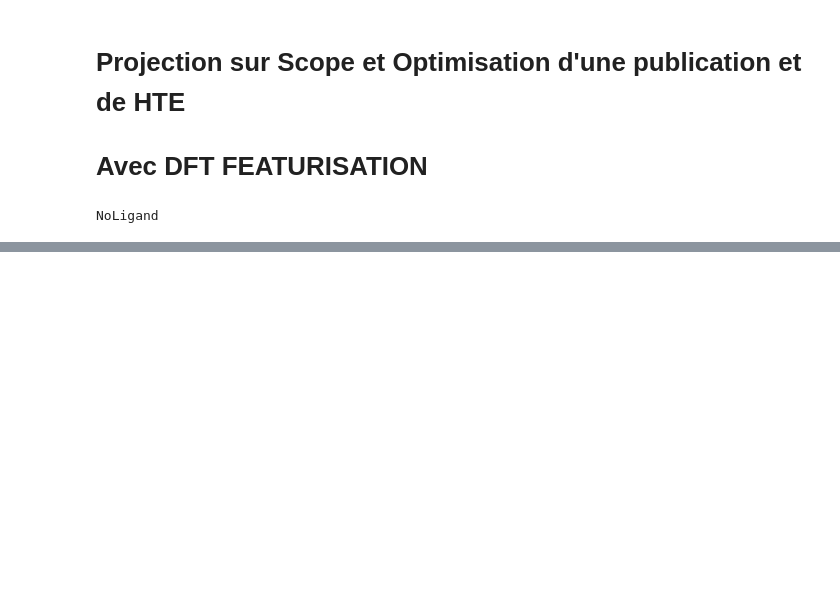
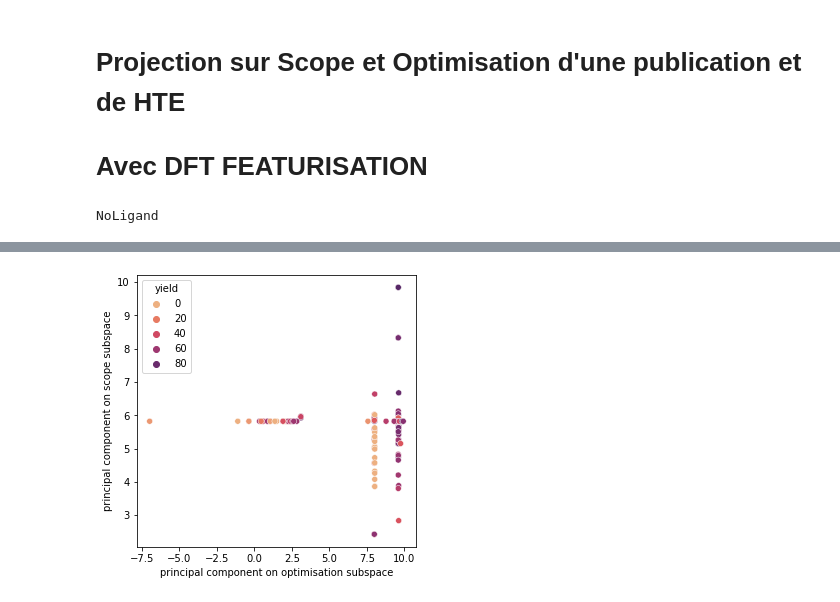
Before and after one commit to truejulosdu13/NiCOlit, a Jupyter notebook: HTE_vs_Literature/Visualisation_HTE_literature.ipynb, the cells around one changed output, grey strips where cells are left out. Cells and saved outputs as stored; diff of their text form; code cells hidden in the pictures; blank space fills up the shorter version.

```diff
--- a/HTE_vs_Literature/Visualisation_HTE_literature.ipynb
+++ b/HTE_vs_Literature/Visualisation_HTE_literature.ipynb
@@ -439,0 +494,13 @@ len(optim)
+# %%
+i = 17
+data2 = data[data["DOI"] == np.unique(DOIs)[i]]
+
+plt.figure(figsize=(5, 5))
+sns.scatterplot(x='opt', y='sco', hue='yield', data=data2,
+                palette='flare')
+
+plt.xlabel("principal component on optimisation subspace")
+plt.ylabel("principal component on scope subspace")
+plt.show()
+# %% [output]
+[figure, added]
```
Also changed, not shown: parts of 20 cells of this notebook, 41 other files.
